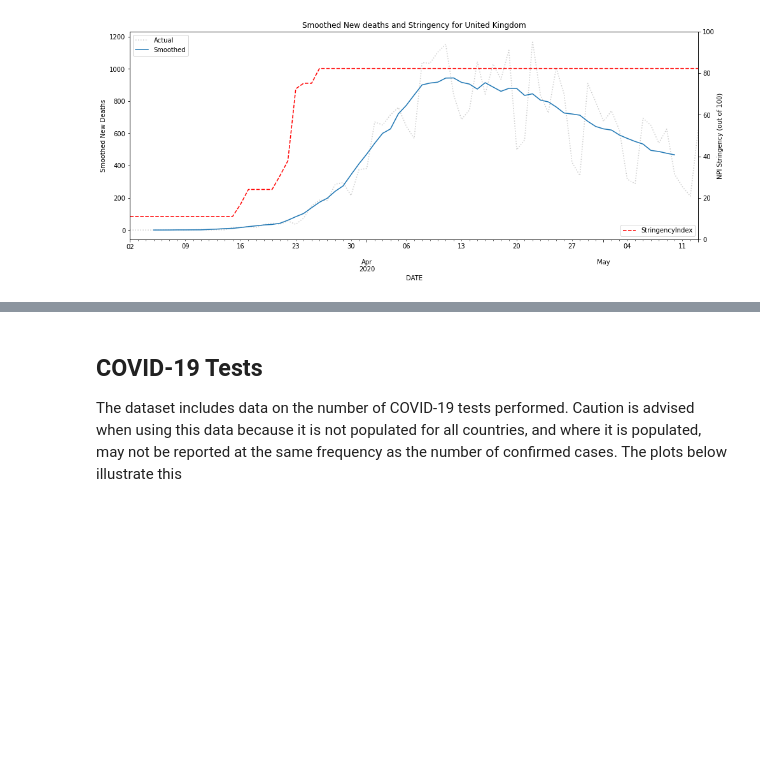
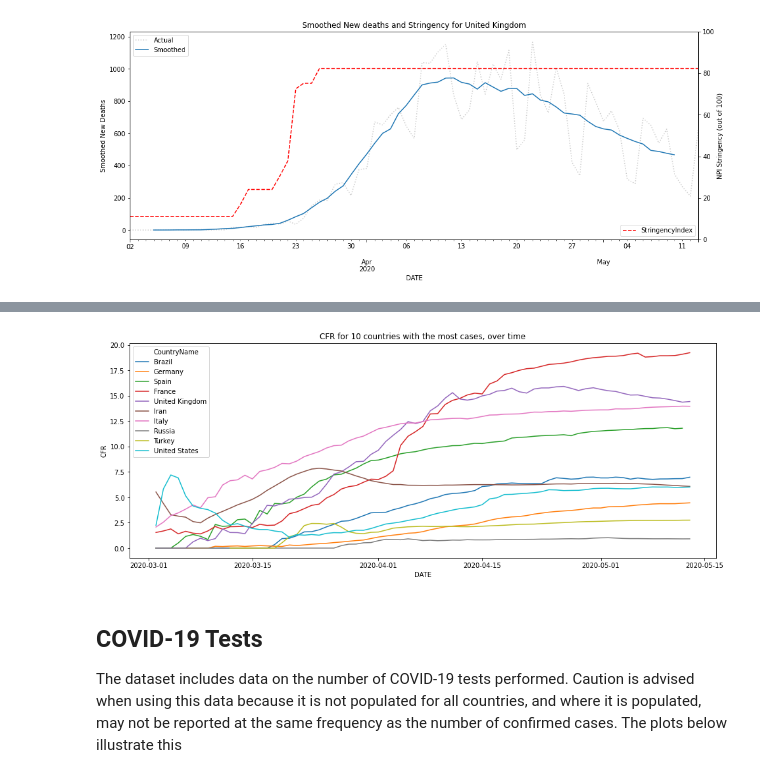
Before and after one commit to rs-delve/covid19_datasets, a Jupyter notebook: Data_Exploration.ipynb, the cells around one changed output, grey strips where cells are left out. Saved outputs shown, nothing was run; the diff lists cells and outputs as text; code cells hidden in the pictures; blank space fills up the shorter version.

```diff
--- a/Data_Exploration.ipynb
+++ b/Data_Exploration.ipynb
@@ -119,3 +174,16 @@ Dropdown(description='Country:', index=151, options=(('Afghanistan', 'Afghanista
+# %%
+#@title CFR Plot
+countries = df.groupby('CountryName').total_cases.max().nlargest(10).index
+plot_df = df[df.CountryName.isin(countries)].copy()
+plot_df.loc[:, 'CFR'] = plot_df['total_deaths'] / plot_df['total_cases'] * 100
+plot_df = plot_df.query('DATE > "2020-03-01"')
+
+fig, ax = plt.subplots(figsize=(16, 6))
+sns.lineplot(data=plot_df, x='DATE', y='CFR', hue='CountryName')
+plt.title('CFR for 10 countries with the most cases, over time')
+plt.show()
+# %% [output]
+[figure, added]
 # %% [markdown]
 ## COVID-19 Tests
 The dataset includes data on the number of COVID-19 tests performed. Caution is advised when using this data because it is not populated for all countries, and where it is populated, may not be reported at the same frequency as the number of confirmed cases. The plots below illustrate this
```
Also changed, not shown: parts of 5 cells of this notebook.
